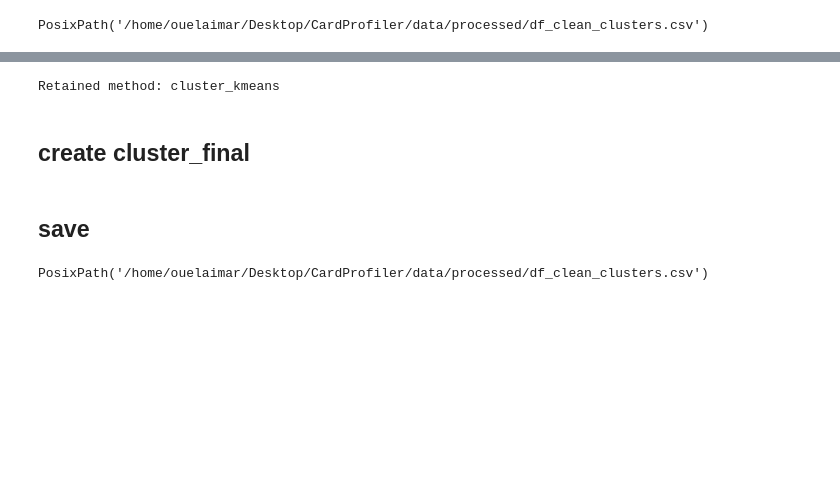
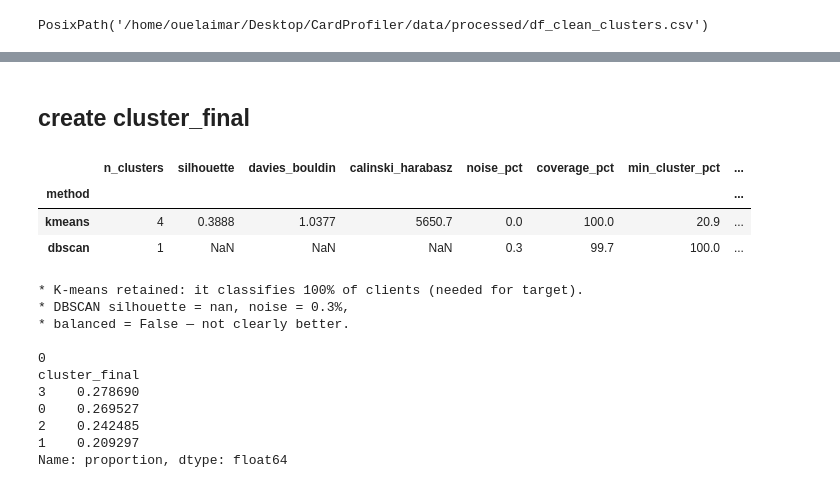
Before and after one commit to oelaimar/CardProfiler, a Jupyter notebook: notebooks/03_clustering.ipynb, the cells around one changed output, grey strips where cells are left out. Cells and saved outputs as stored; diff of their text form; code cells hidden in the pictures; blank space fills up the shorter version.

Commit message:
feat: add automated method comparison and cluster_final selection

```diff
--- a/notebooks/03_clustering.ipynb
+++ b/notebooks/03_clustering.ipynb
@@ -324,15 +303,2 @@ comparison
-# %%
-km = comparison.loc["K-means"]
-db = comparison.loc["DBSCAN"]
-
-dbscan_wins = (
-    db["silhouette"] > km["silhouette"] + 0.05   # clearly higher silhouette
-    and db["noise_pct"] < 5                       # very little noise
-    and db["n_clusters"] >= 2
-)
-chosen = "cluster_dbscan" if dbscan_wins else "cluster_kmeans"
-print(f"Retained method: {chosen}")
-# %% [output]
-Retained method: cluster_kmeans
 # %% [markdown]
 ## create cluster_final
@@ -341,6 +305,36 @@ df_clean["cluster_final"] = df_clean[chosen]
-# %% [markdown]
-## save
-# %%
-save_processed(df_clean, "df_clean_clusters.csv")
-# %% [output]
-PosixPath('/home/ouelaimar/Desktop/CardProfiler/data/processed/df_clean_clusters.csv')
+# %%
+df_clean = load_processed("df_clean_clusters.csv")
+
+
+labels_km, kmeans, pca_km, df_pca_km = fit_final_kmeans(df_prepare_clustering, n_components=3, k=4)
+labels_db, dbscan, df_pca_db = fit_final_dbscan(df_prepare_clustering, n_components=3, eps=0.7, min_samples=10)
+
+df_clean = attach_labels(df_clean, labels_km, "cluster_kmeans")
+df_clean = attach_labels(df_clean, labels_db, "cluster_dbscan")
+df_clean["est_atypique_dbscan"] = df_clean["cluster_dbscan"] == -1
+
+comparison = compare_methods(df_pca_km, labels_km, df_pca_db, labels_db)
+display(comparison)
+
+method, reason = choose_method(comparison)
+print(reason)
+
+df_clean = set_cluster_final(df_clean, method)
+print(df_clean["cluster_final"].isna().sum())                   # must be 0
+print(df_clean["cluster_final"].value_counts(normalize=True))
+# %% [output]
+|  | n_clusters | silhouette | davies_bouldin | calinski_harabasz | noise_pct | coverage_pct | min_cluster_pct | ... |
+| method |  |  |  |  |  |  |  | ... |
+| kmeans | 4 | 0.3888 | 1.0377 | 5650.7 | 0.0 | 100.0 | 20.9 | ... |
+| dbscan | 1 | NaN | NaN | NaN | 0.3 | 99.7 | 100.0 | ... |
+* K-means retained: it classifies 100% of clients (needed for target).
+* DBSCAN silhouette = nan, noise = 0.3%,
+* balanced = False — not clearly better.
+
+0
+cluster_final
+3    0.278690
+0    0.269527
+2    0.242485
+1    0.209297
+Name: proportion, dtype: float64
```
Also changed, not shown: parts of 7 cells of this notebook, 1 other file.
